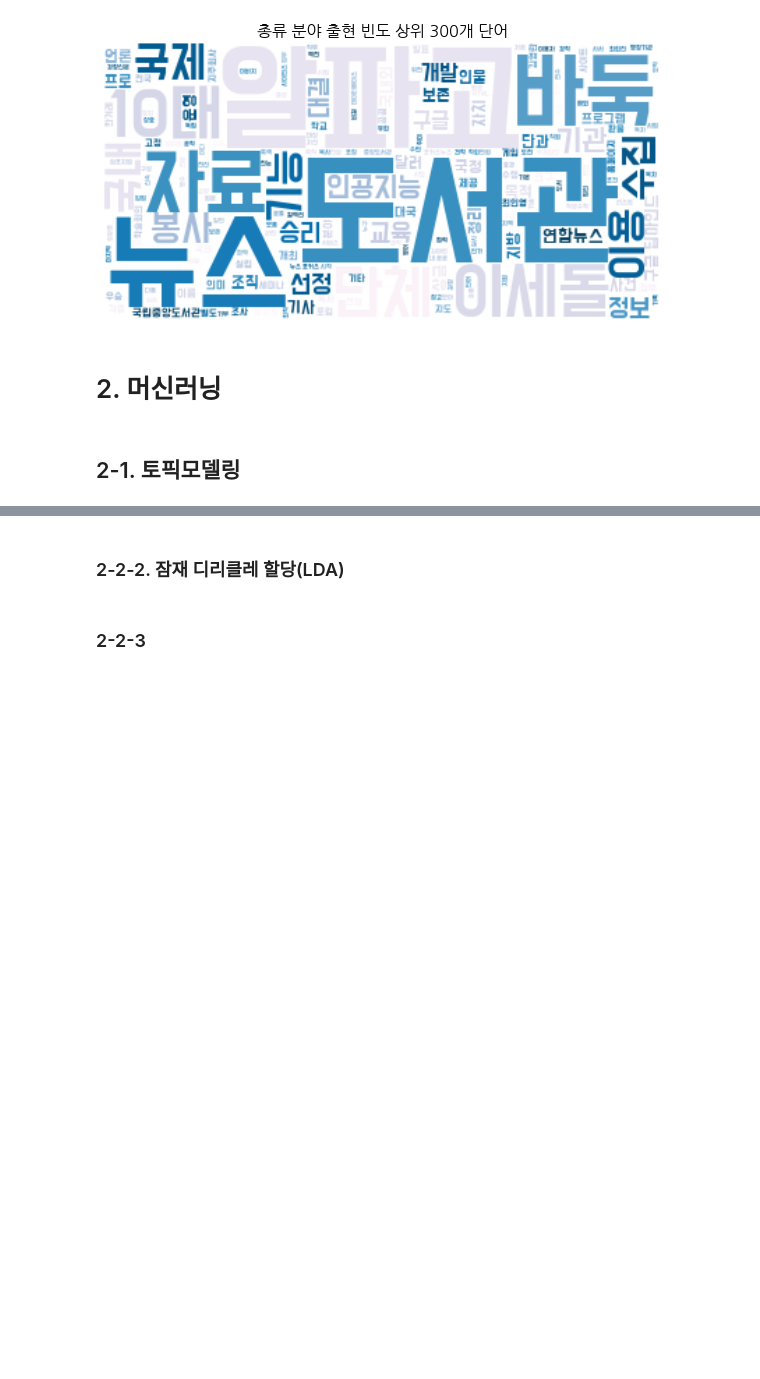
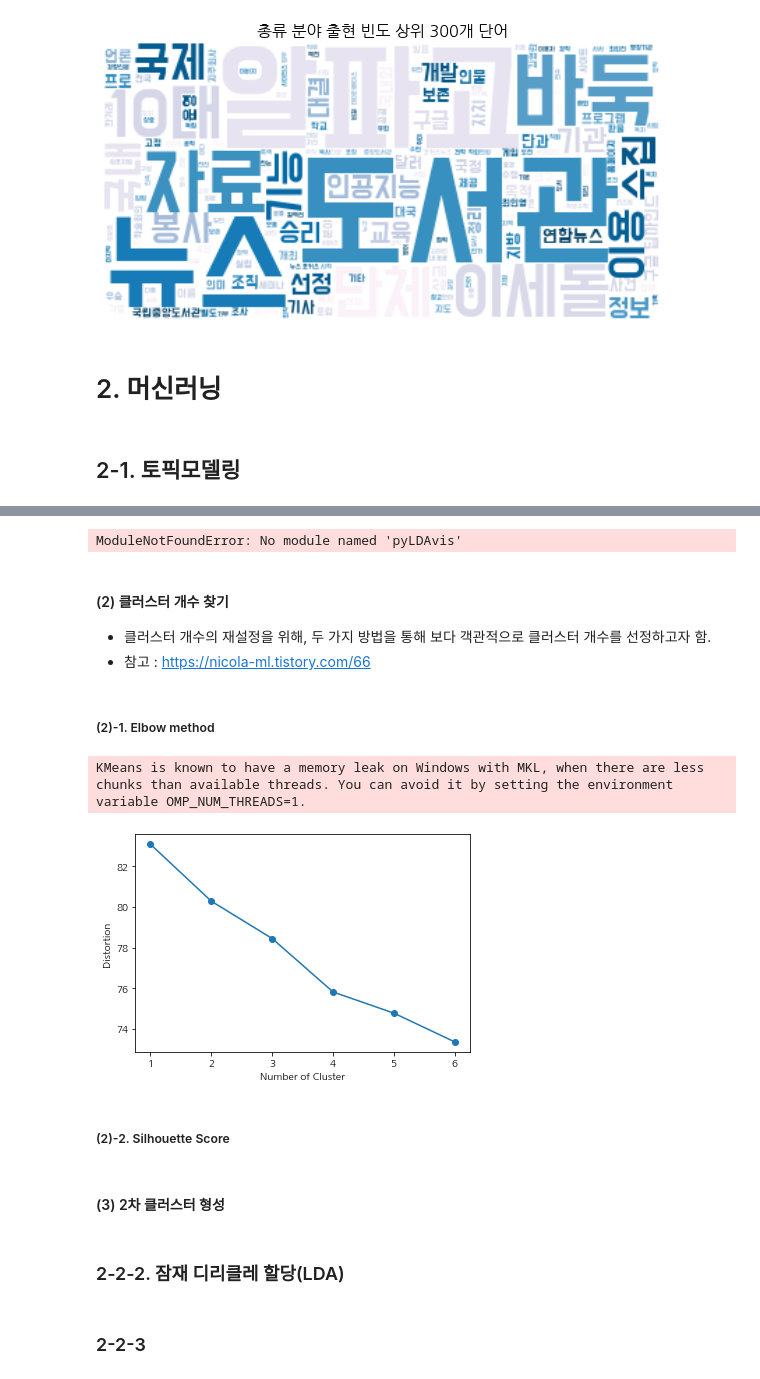
Before and after one commit to An-JIeun/portfolio, a Jupyter notebook: 텍스트마이닝_수업/텍마팀플.ipynb, the cells around one changed output, grey strips where cells are left out. Saved outputs shown, nothing was run; the diff lists cells and outputs as text; code cells hidden in the pictures; blank space fills up the shorter version.

```diff
--- a/텍스트마이닝_수업/텍마팀플.ipynb
+++ b/텍스트마이닝_수업/텍마팀플.ipynb
@@ -335,0 +381,22 @@ make_wc(gen_dict, '총류 분야 출현 빈도 상위 300개 단어', 'PuBu')
+# %%
+# 전처리
+def before_vectorize(df):
+    contents = []
+    for cont in df['내용']:
+        tokens = kom.nouns(cont)
+        getin_tokens = []
+        for w in tokens:
+            if w not in stopwords:
+                getin_tokens.append(w)
+        contents.append(getin_tokens)
+    text = [' '.join(contents[i]) for i in range(len(contents))]
+    return text
+
+# 문장 벡터화
+in_text = before_vectorize(ori)
+vectorize = CountVectorizer()
+vec = vectorize.fit_transform(in_text)
+vec = normalize(vec)
+
+# 문장-단어 매트릭스 데이터프레임
+vec_df = pd.DataFrame(vec.toarray(), columns = vectorize.get_feature_names_out())
@@ -335,0 +471,45 @@ make_wc(gen_dict, '총류 분야 출현 빈도 상위 300개 단어', 'PuBu')
+# %%
+# k-means + pyLDAvis
+%pip in in
+import pyLDAvis
+from kmeans_visualizer import kmeans_to_prepared_data
+
+
+# clustering labeling
+labels = kmeans.labels_
+centers = kmeans.cluster_centers_
+
+prepared_data = kmeans_to_prepared_data(
+    vec_df, vec, centers, labels,
+    embedding_method='tsne'
+)
+pyLDAvis.display(prepared_data)
+# %% [output]
+ModuleNotFoundError: No module named 'pyLDAvis'
+# %% [markdown]
+#### (2) 클러스터 개수 찾기
+- 클러스터 개수의 재설정을 위해, 두 가지 방법을 통해 보다 객관적으로 클러스터 개수를 선정하고자 함.
+- 참고 : https://nicola-ml.tistory.com/66
+# %% [markdown]
+##### (2)-1. Elbow method
+# %%
+def visualize_elbowmethod(data, param_init='random', param_n_init=30, param_max_iter=600):
+    distortions = []
+    for i in range(1, 7):
+        km = KMeans(n_clusters=i, init=param_init, n_init=param_n_init, max_iter=param_max_iter, random_state=0)
+        km.fit(data)
+        distortions.append(km.inertia_)
+
+    plt.plot(range(1, 7), distortions, marker='o')
+    plt.xlabel('Number of Cluster')
+    plt.ylabel('Distortion')
+    plt.show()
+# %%
+visualize_elbowmethod(vec_df) # 최적 함수 개수 : 4
+# %% [output]
+KMeans is known to have a memory leak on Windows with MKL, when there are less chunks than available threads. You can avoid it by setting the environment variable OMP_NUM_THREADS=1.
+[figure, added]
+# %% [markdown]
+##### (2)-2. Silhouette Score
+# %% [markdown]
+#### (3) 2차 클러스터 형성
```
Also changed, not shown: parts of 15 cells of this notebook.
